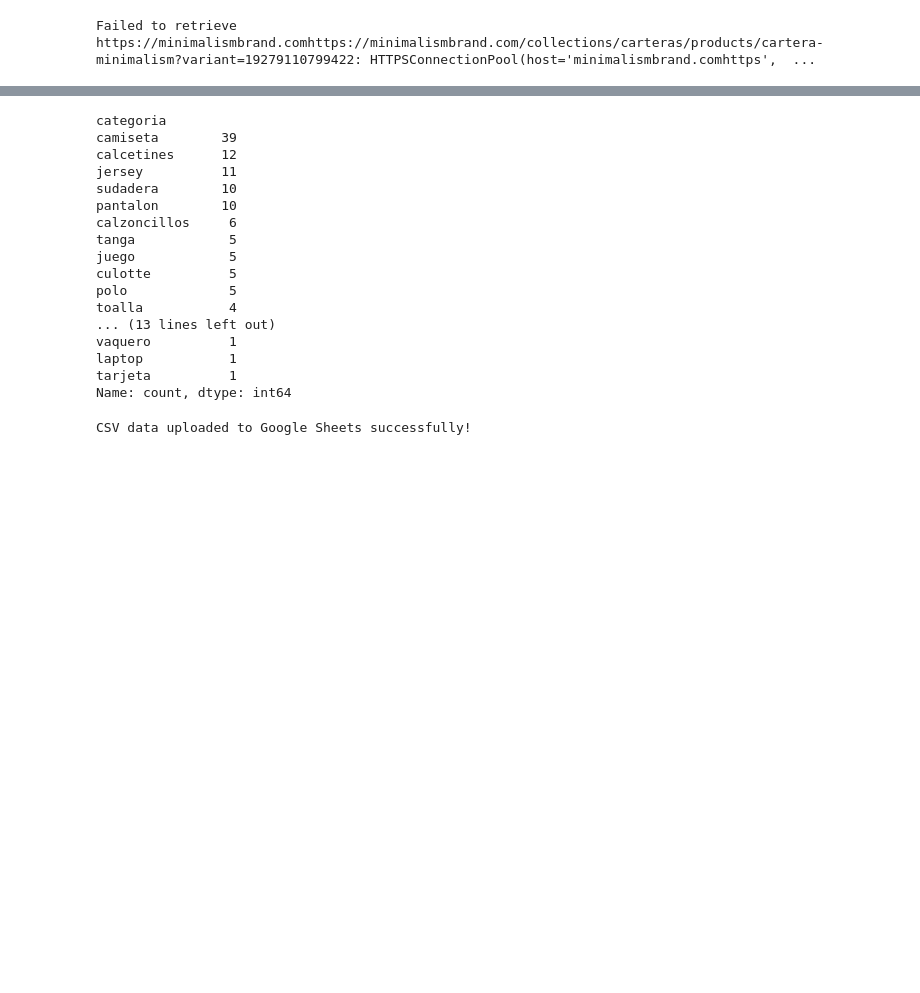
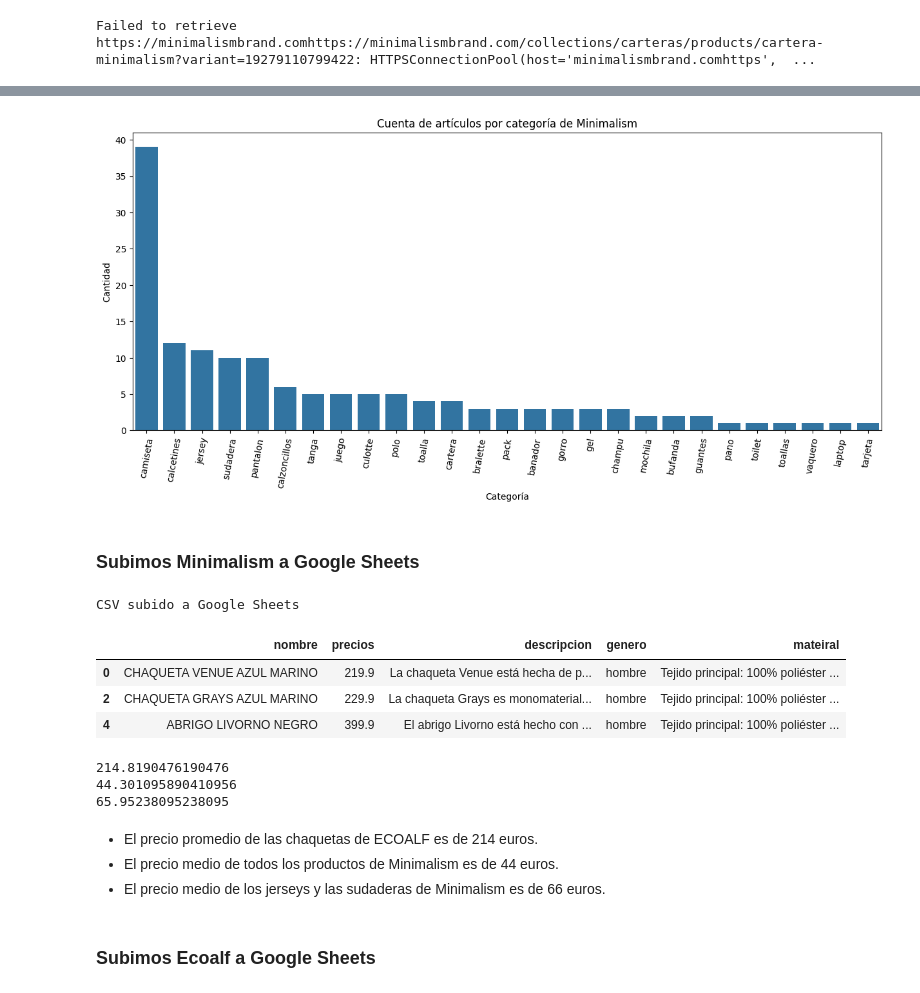
Before and after one commit to davfranco1/ProyectoMinimalism, a Jupyter notebook: Notebook-David.ipynb, the cells around one changed output, grey strips where cells are left out. Cells and saved outputs as stored; diff of their text form; code cells hidden in the pictures; blank space fills up the shorter version.

Commit message:
Gráficas, Carhartt y todo subido a sheets

```diff
--- a/Notebook-David.ipynb
+++ b/Notebook-David.ipynb
@@ -252 +222,16 @@ df_minimalism
+# %%
+
+category_order_count = df_minimalism['categoria'].value_counts().index
+plt.figure(figsize=(15, 6))
+
+sns.countplot(data=df_minimalism, x="categoria", order=category_order_count)
+
+plt.xticks(rotation=80)
+plt.title("Cuenta de artículos por categoría de Minimalism")
+plt.xlabel("Categoría")
+plt.ylabel("Cantidad")
+
+plt.show()
+# %% [output]
+[figure, added]
 # %%
@@ -254,39 +239,16 @@ df_minimalism.to_csv("datos/minimalism_final.csv")
-# %%
-df_minimalism["categoria"].value_counts()
-# %% [output]
-categoria
-camiseta        39
-calcetines      12
-jersey          11
-sudadera        10
-pantalon        10
-calzoncillos     6
-tanga            5
-juego            5
-culotte          5
-polo             5
-toalla           4
-... (13 lines left out)
-vaquero          1
-laptop           1
-tarjeta          1
-Name: count, dtype: int64
+# %% [markdown]
+### Subimos Minimalism a Google Sheets
 # %%
-# Define the scopes for Google Sheets and Google Drive
 SCOPES = [
     "https://www.googleapis.com/auth/spreadsheets",
     "https://www.googleapis.com/auth/drive"
 ]
 
-# Load the Service Account credentials with the correct scopes
 creds = Credentials.from_service_account_file("datos/client_secret.json", scopes=SCOPES)
 client = gspread.authorize(creds)
 
-# Load your CSV file into a DataFrame
-df = pd.read_csv("datos/minimalism_final.csv")  # Replace with your CSV file path
+df = pd.read_csv("datos/minimalism_final.csv")
 
-
-# Set up the Drive API client
 drive_service = build('drive', 'v3', credentials=creds)
 
 # Define metadata for the new Google Sheet, including the specific folder ID
@@ -305,9 +267,8 @@ spreadsheet_id = file.get('id')
 spreadsheet = client.open_by_key(spreadsheet_id)
 worksheet = spreadsheet.get_worksheet(0)  # Access the first sheet
 
-# Upload the DataFrame to the Google Sheet
 set_with_dataframe(worksheet, df)
 
-print("CSV data uploaded to Google Sheets successfully!")
+print("CSV subido a Google Sheets")
 # %% [output]
-CSV data uploaded to Google Sheets successfully!
+CSV subido a Google Sheets
@@ -313,0 +281,7 @@ CSV data uploaded to Google Sheets successfully!
+# %%
+df_ecoalf.head(3)
+# %% [output]
+|  | nombre | precios | descripcion | genero | mateiral |
+| 0 | CHAQUETA VENUE AZUL MARINO | 219.9 | La chaqueta Venue está hecha de p... | hombre | Tejido principal: 100% poliéster ... |
+| 2 | CHAQUETA GRAYS AZUL MARINO | 229.9 | La chaqueta Grays es monomaterial... | hombre | Tejido principal: 100% poliéster ... |
+| 4 | ABRIGO LIVORNO NEGRO | 399.9 | El abrigo Livorno está hecho con ... | hombre | Tejido principal: 100% poliéster ... |
@@ -313,0 +291,14 @@ CSV data uploaded to Google Sheets successfully!
+# %%
+print(df_ecoalf_chaquetas["precios"].mean())
+print(df_minimalism["precio"].mean())
+print(df_minimalism_jer_sud["precio"].mean())
+# %% [output]
+214.8190476190476
+44.301095890410956
+65.95238095238095
+# %% [markdown]
+- El precio promedio de las chaquetas de ECOALF es de 214 euros.
+- El precio medio de todos los productos de Minimalism es de 44 euros.
+- El precio medio de los jerseys y las sudaderas de Minimalism es de 66 euros.
+# %% [markdown]
+### Subimos Ecoalf a Google Sheets
```
Also changed, not shown: parts of 26 cells of this notebook, 5 other files.
